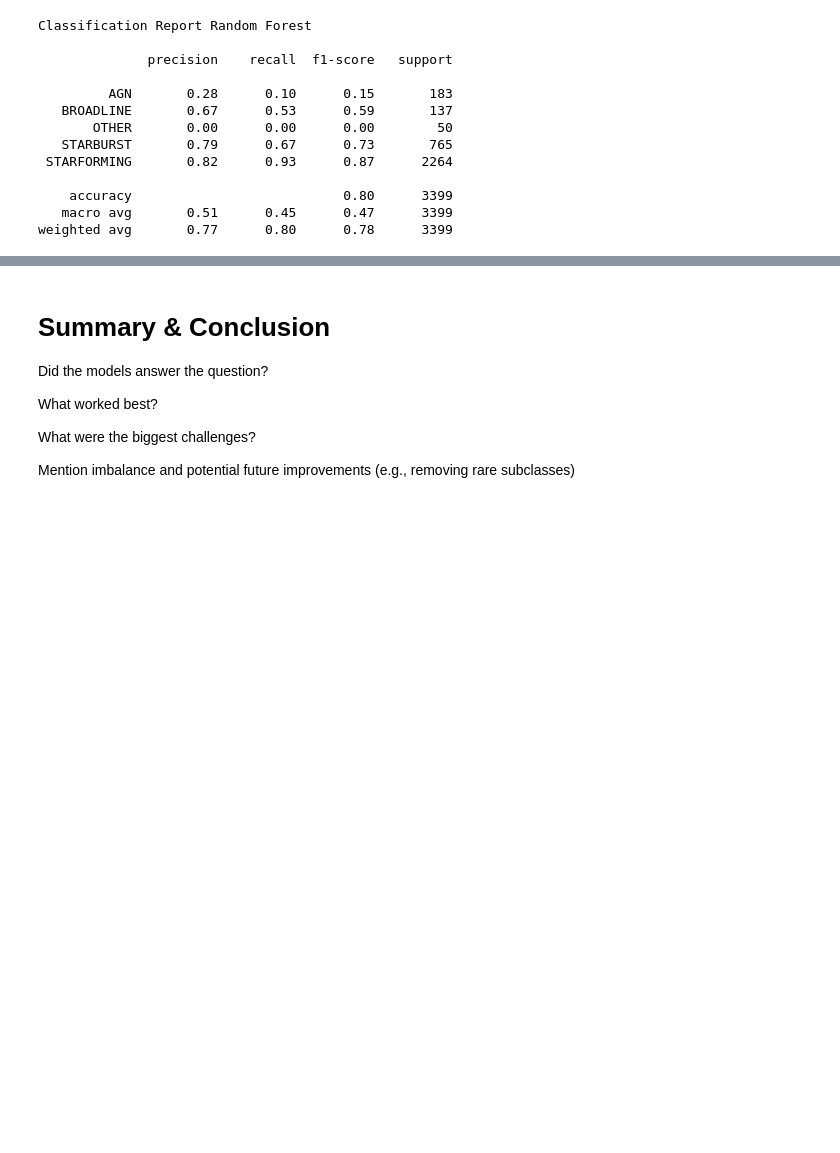
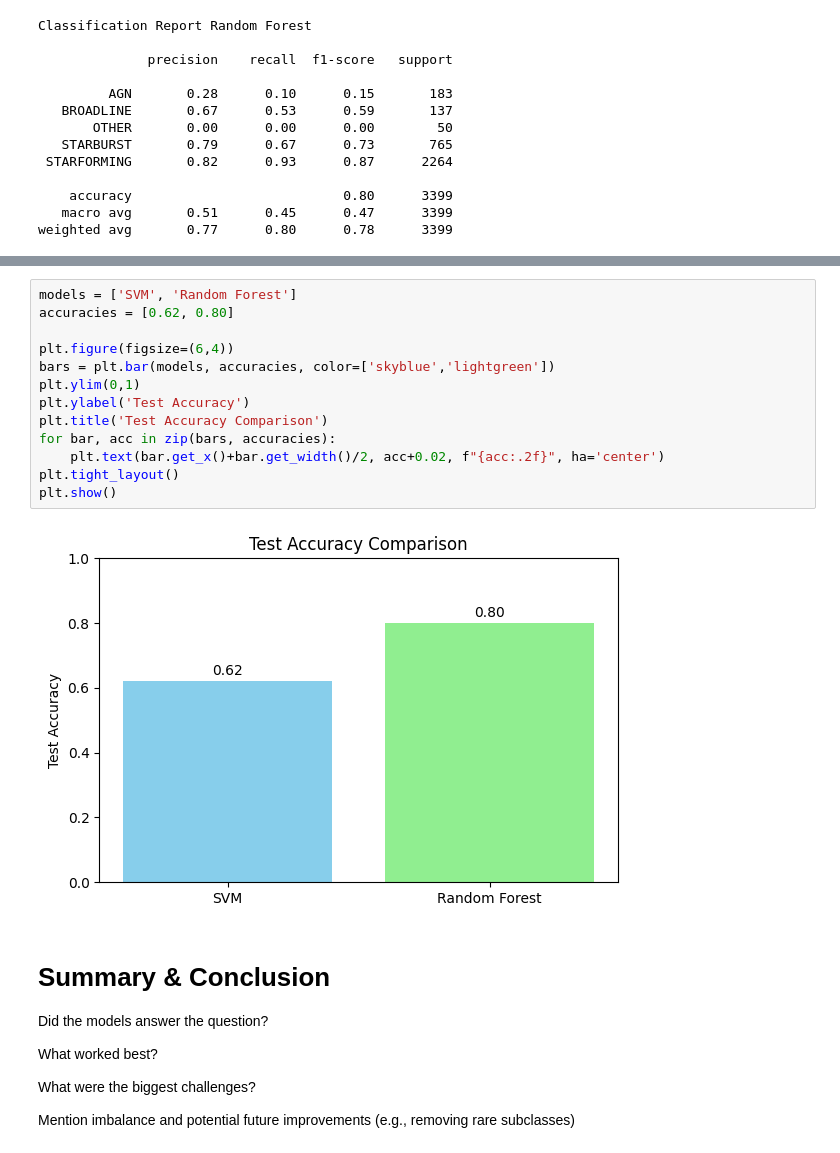
Before and after one commit to doverara/Tech-Science-2, a Jupyter notebook: Final-CMSE-202-project.ipynb, the cells around one changed output, grey strips where cells are left out. Saved outputs shown, nothing was run; the diff lists cells and outputs as text; blank space fills up the shorter version.

Commit message:
Updated Model comparison

```diff
--- a/Final-CMSE-202-project.ipynb
+++ b/Final-CMSE-202-project.ipynb
@@ -288,3 +295,18 @@ These results show that while both methods can classify common galaxy subclasses
+# %%
+models = ['SVM', 'Random Forest']
+accuracies = [0.62, 0.80]
+
+plt.figure(figsize=(6,4))
+bars = plt.bar(models, accuracies, color=['skyblue','lightgreen'])
+plt.ylim(0,1)
+plt.ylabel('Test Accuracy')
+plt.title('Test Accuracy Comparison')
+for bar, acc in zip(bars, accuracies):
+    plt.text(bar.get_x()+bar.get_width()/2, acc+0.02, f"{acc:.2f}", ha='center')
+plt.tight_layout()
+plt.show()
+# %% [output]
+[figure, added]
 # %% [markdown]
 # Summary & Conclusion
 Did the models answer the question?
```
Also changed, not shown: parts of 1 cell of this notebook.
